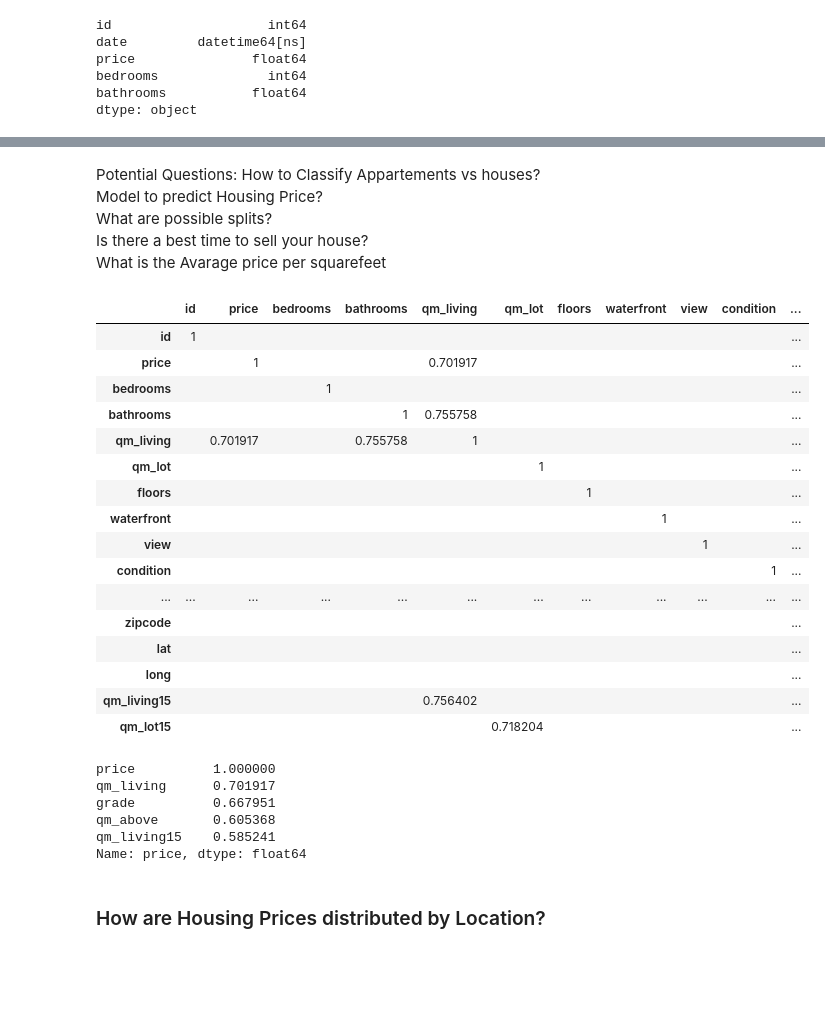
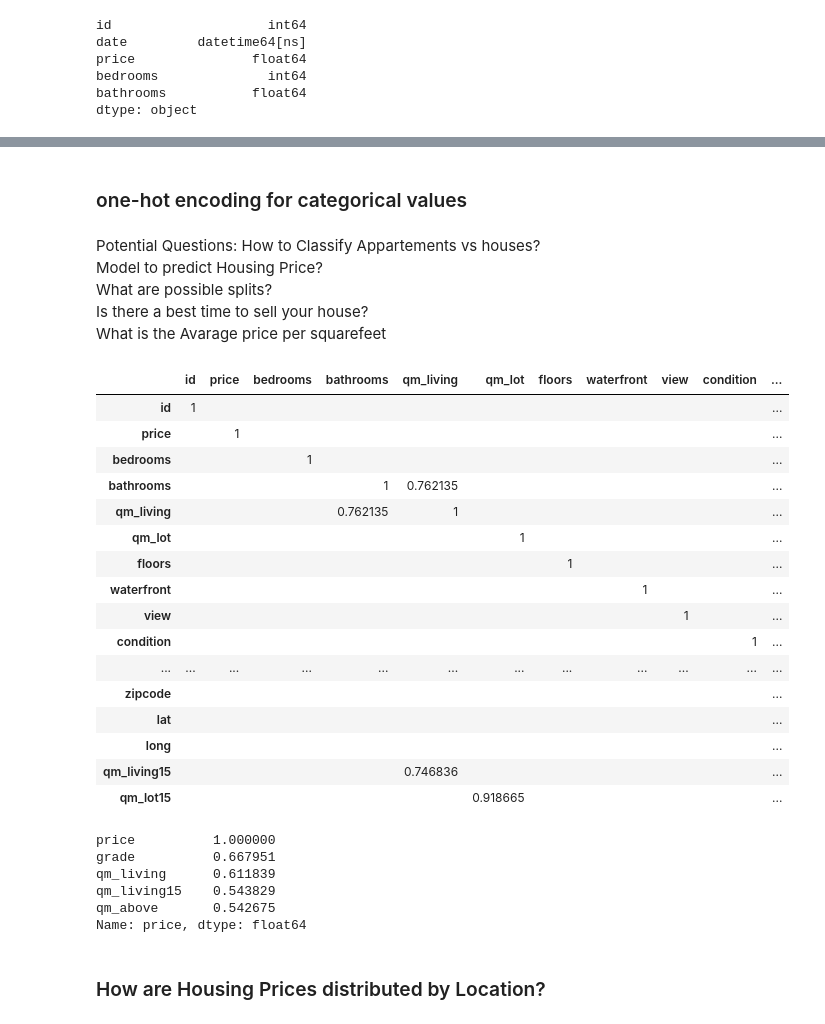
Before and after one commit to Pietrassyk/dsc-v2-mod1-final-project-nyc-ds-career-042219, a Jupyter notebook: student.ipynb, the cells around one changed output, grey strips where cells are left out. Drawn from its saved outputs; the diff is of its cells as text; code cells hidden in the pictures; blank space fills up the shorter version.

```diff
--- a/student.ipynb
+++ b/student.ipynb
@@ -202 +202,3 @@ cleaned_df = scale(cleaned_df,convert_list,1/10.764,1)
+# %%
+cleaned_df.qm_basement = cleaned_df.qm_basement.apply(lambda x: 1 if x !=0 else 0)
 # %% [markdown]
@@ -245,0 +254,2 @@ Histograms and Distribution plots show:
+# %%
+log_transform_cols = ["qm_lot","qm_living","qm_above","qm_living15","qm_lot15"]
@@ -245,0 +266,12 @@ Histograms and Distribution plots show:
+# %%
+def log_transform(df,col_list):
+    """Takes in DataFrame and a List of column names, will return Dataframe with
+    log transformation apllied to selected columns"""
+    df=df.copy()
+    for col in col_list:
+        df[col]=df[col].apply(lambda x: np.log(x))
+    return df
+# %%
+cleaned_df = log_transform(cleaned_df,log_transform_cols)
+# %% [markdown]
+### one-hot encoding for categorical values
@@ -252,14 +307,14 @@ Is there a best time to sell your house?<br>
 What is the Avarage price per squarefeet<br>
 # %%
 corr_df = cleaned_df.corr()
-corr_df.applymap(lambda x: x if x>=0.7 else "")
+corr_df.applymap(lambda x: x if abs(x)>=0.7 else "")
 # %% [output]
 |  | id | price | bedrooms | bathrooms | qm_living | qm_lot | floors | waterfront | view | condition | ... |
 | id | 1 |  |  |  |  |  |  |  |  |  | ... |
-| price |  | 1 |  |  | 0.701917 |  |  |  |  |  | ... |
+| price |  | 1 |  |  |  |  |  |  |  |  | ... |
 | bedrooms |  |  | 1 |  |  |  |  |  |  |  | ... |
-| bathrooms |  |  |  | 1 | 0.755758 |  |  |  |  |  | ... |
-| qm_living |  | 0.701917 |  | 0.755758 | 1 |  |  |  |  |  | ... |
+| bathrooms |  |  |  | 1 | 0.762135 |  |  |  |  |  | ... |
+| qm_living |  |  |  | 0.762135 | 1 |  |  |  |  |  | ... |
 | qm_lot |  |  |  |  |  | 1 |  |  |  |  | ... |
 | floors |  |  |  |  |  |  | 1 |  |  |  | ... |
 | waterfront |  |  |  |  |  |  |  | 1 |  |  | ... |
@@ -269,16 +324,16 @@ corr_df.applymap(lambda x: x if x>=0.7 else "")
 | zipcode |  |  |  |  |  |  |  |  |  |  | ... |
 | lat |  |  |  |  |  |  |  |  |  |  | ... |
 | long |  |  |  |  |  |  |  |  |  |  | ... |
-| qm_living15 |  |  |  |  | 0.756402 |  |  |  |  |  | ... |
-| qm_lot15 |  |  |  |  |  | 0.718204 |  |  |  |  | ... |
+| qm_living15 |  |  |  |  | 0.746836 |  |  |  |  |  | ... |
+| qm_lot15 |  |  |  |  |  | 0.918665 |  |  |  |  | ... |
 # %%
 corr_df.price.sort_values(ascending=False).head()
 # %% [output]
 price          1.000000
-qm_living      0.701917
 grade          0.667951
-qm_above       0.605368
-qm_living15    0.585241
+qm_living      0.611839
+qm_living15    0.543829
+qm_above       0.542675
 Name: price, dtype: float64
 # %% [markdown]
 ### How are Housing Prices distributed by Location?
```
Also changed, not shown: parts of 53 cells of this notebook, 1 other file.
